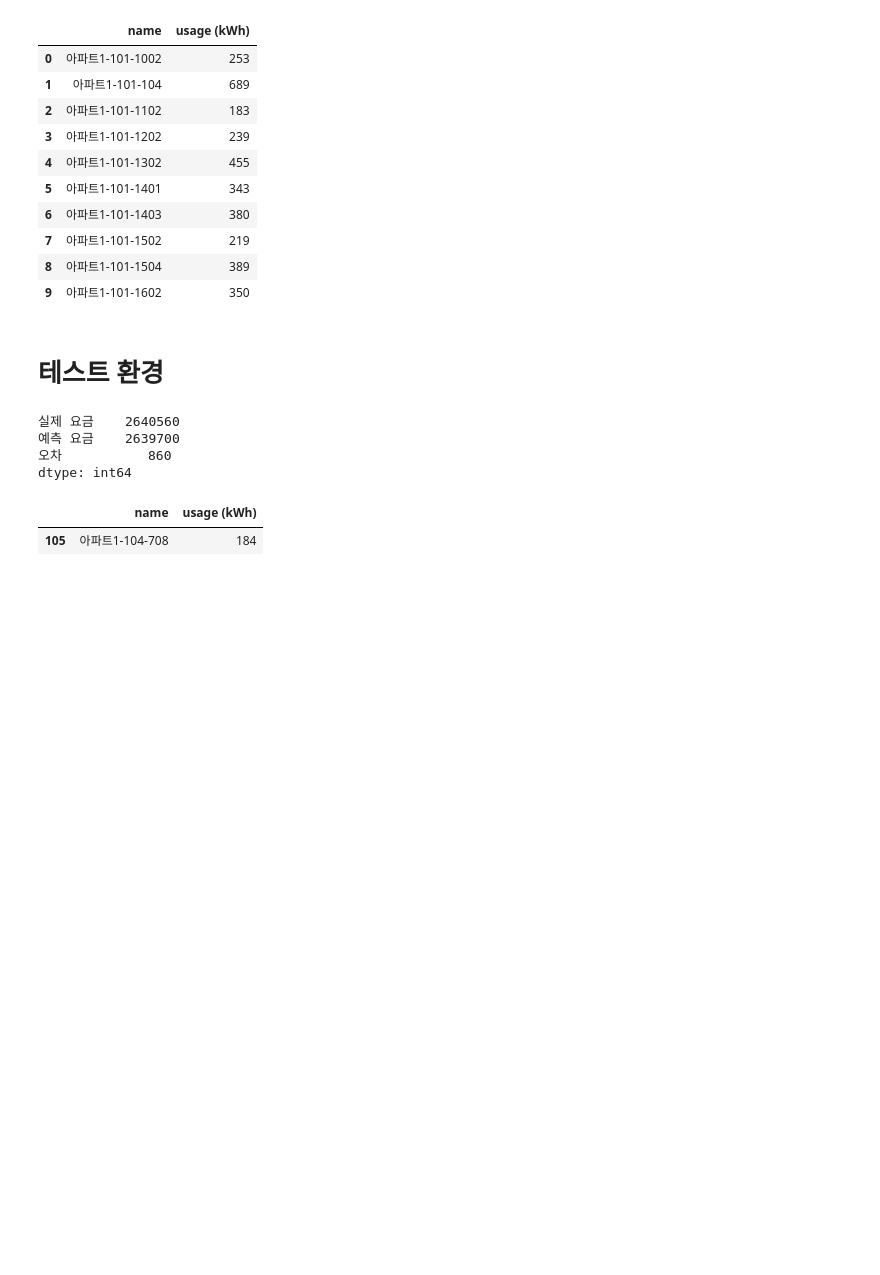
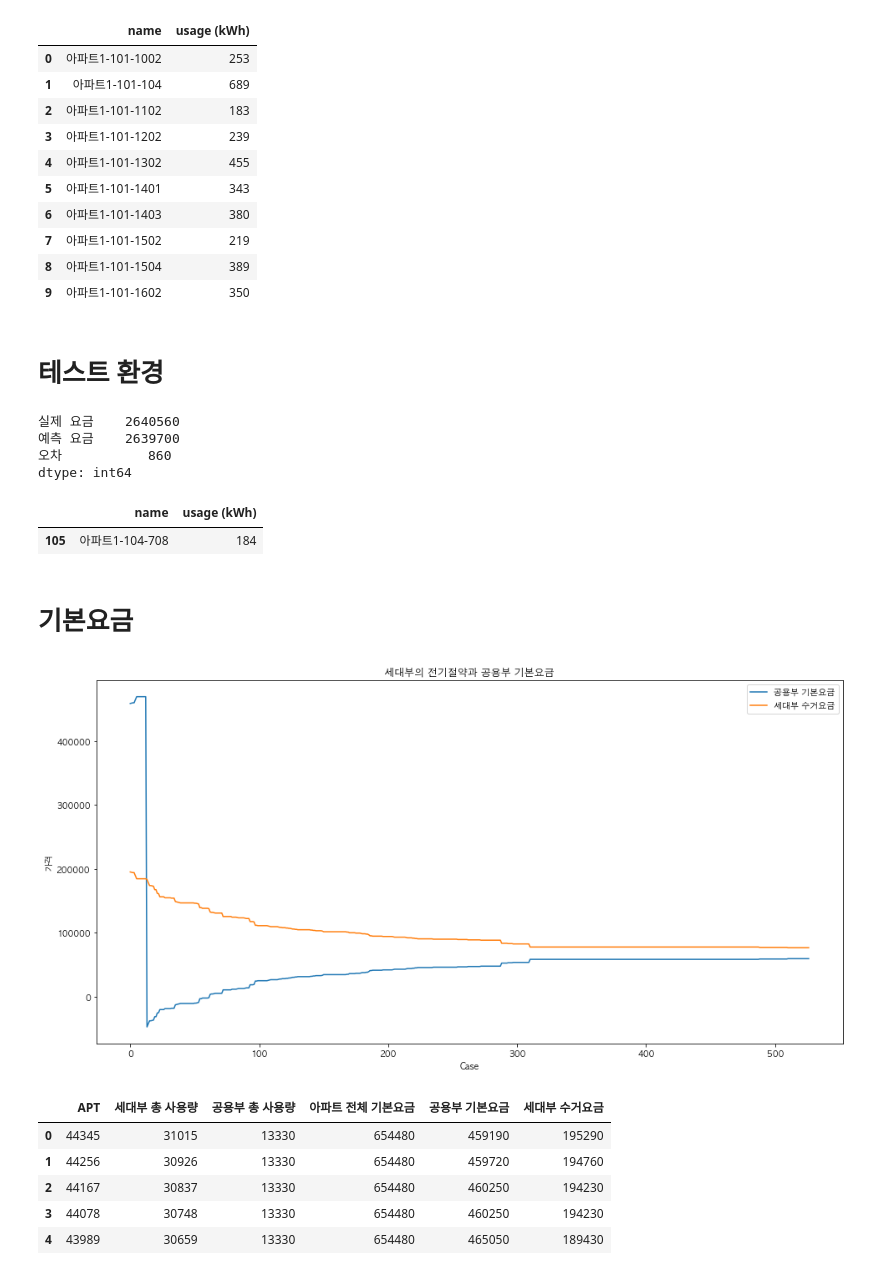
Before and after one commit to formegusto/what-is-public-fee, a Jupyter notebook: pt3.세대부의 전기절약과 공용부 요금.ipynb, the cells around one changed output. Cells and saved outputs as stored; diff of their text form; code cells hidden in the pictures; blank space fills up the shorter version.

```diff
--- a/pt3.세대부의 전기절약과 공용부 요금.ipynb
+++ b/pt3.세대부의 전기절약과 공용부 요금.ipynb
@@ -96,7 +96,75 @@ dtype: int64
 target_df = month_df.copy()
 
 target_df = target_df[target_df['name'] == "아파트1-104-708"]
+target_usage = target_df['usage (kWh)'].values[0]
 target_df.head()
 # %% [output]
 |  | name | usage (kWh) |
 | 105 | 아파트1-104-708 | 184 |
+# %% [markdown]
+# 기본요금
+# %%
+basic_df = pd.DataFrame(columns=['APT', '세대부 총 사용량', '공용부 총 사용량',
+                                 '아파트 전체 기본요금', '공용부 기본요금', '세대부 수거요금'])
+basic_month_df = month_df.copy()
+
+while True:
+    target_cnt = len(basic_month_df[basic_month_df['usage (kWh)'] > target_usage])
+
+    if target_cnt == 0:
+        break
+
+    basic_month_df['usage (kWh)'] = basic_month_df['usage (kWh)'].map(lambda x: x-1 if x > target_usage else x)
+
+    households_kWh = basic_month_df['usage (kWh)'].sum()
+    APT = public_kWh + households_kWh
+
+    # 예측 시뮬레이션
+    pp = PublicPredictor(
+        APT=APT,
+        month_df=basic_month_df,
+        month=_month
+    )
+    pp.setting_basic()
+
+    calc = crs.models.ManagementOffice(
+        APT = APT,
+        month = _month,
+        households = basic_month_df,
+        contract="단일계약"
+    )
+
+    APT_basic = calc.apart.basic * len(basic_month_df)
+    public_basic = pp.basic
+    households_basic = APT_basic - public_basic
+
+    basic_df = basic_df.append({
+        "APT": APT,
+        "세대부 총 사용량": households_kWh,
+        "공용부 총 사용량": public_kWh,
+        "아파트 전체 기본요금": APT_basic,
+        "공용부 기본요금": public_basic,
+        "세대부 수거요금": households_basic
+    }, ignore_index=True)
+
+plt.figure(figsize=(16,8))
+
+plt.plot(basic_df['공용부 기본요금'], label='공용부 기본요금')
+plt.plot(basic_df['세대부 수거요금'], label='세대부 수거요금')
+
+plt.legend(loc='upper right')
+plt.title("세대부의 전기절약과 공용부 기본요금")
+plt.xlabel("Case")
+plt.ylabel("가격")
+
+plt.show()
+# table index 10 30 100 300
+basic_df.head()
+# %% [output]
+[figure, added]
+|  | APT | 세대부 총 사용량 | 공용부 총 사용량 | 아파트 전체 기본요금 | 공용부 기본요금 | 세대부 수거요금 |
+| 0 | 44345 | 31015 | 13330 | 654480 | 459190 | 195290 |
+| 1 | 44256 | 30926 | 13330 | 654480 | 459720 | 194760 |
+| 2 | 44167 | 30837 | 13330 | 654480 | 460250 | 194230 |
+| 3 | 44078 | 30748 | 13330 | 654480 | 460250 | 194230 |
+| 4 | 43989 | 30659 | 13330 | 654480 | 465050 | 189430 |
```
Also changed, not shown: parts of 5 cells of this notebook.
